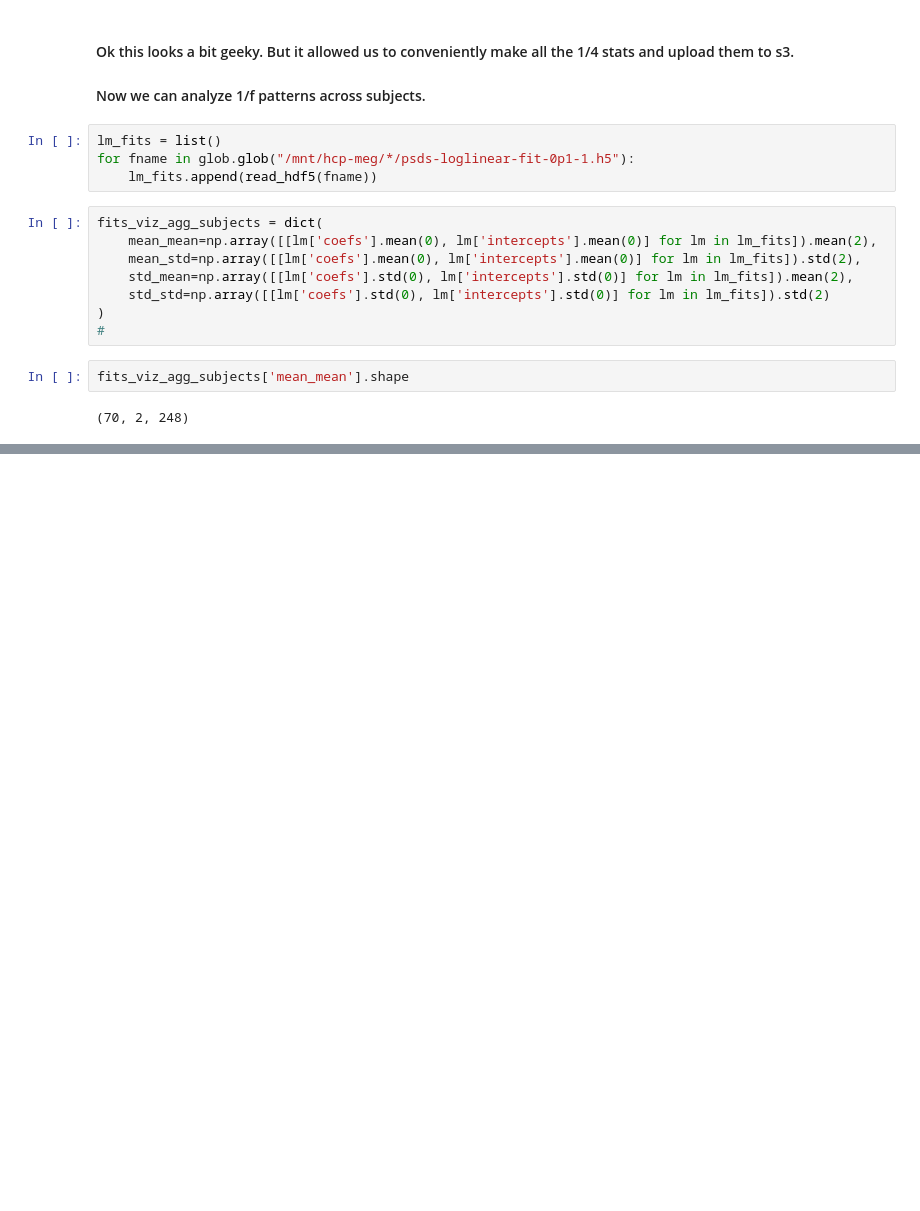
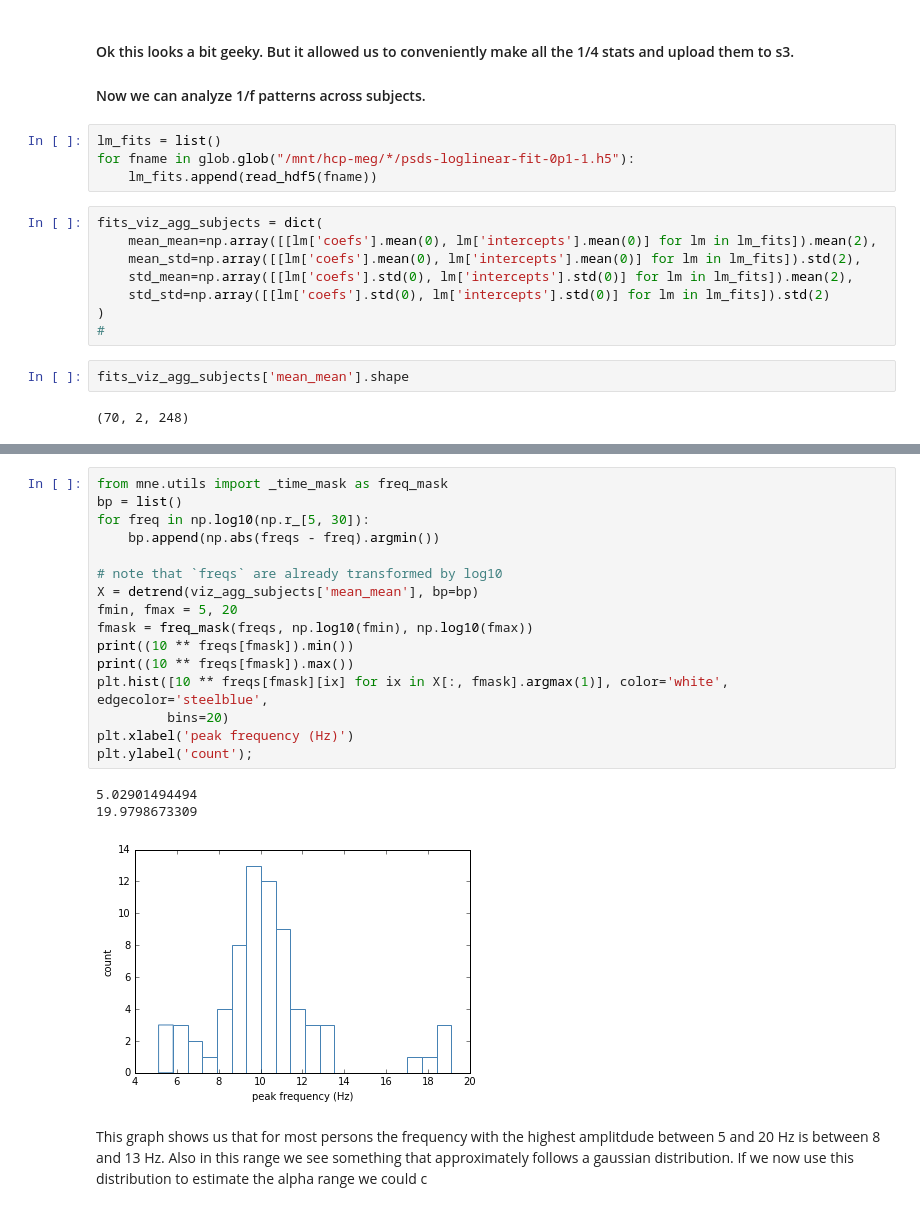
Before and after one commit to neurospin/meg_study_dynamic_scales, a Jupyter notebook: scripts/plot_figures_one.ipynb, the cells around one changed output, grey strips where cells are left out. Drawn from its saved outputs; the diff is of its cells as text; blank space fills up the shorter version.

```diff
--- a/scripts/plot_figures_one.ipynb
+++ b/scripts/plot_figures_one.ipynb
@@ -376,0 +430,22 @@ for ii, (ax, key) in enumerate(zip(axes.ravel(), keys)):
+# %%
+from mne.utils import _time_mask as freq_mask
+bp = list()
+for freq in np.log10(np.r_[5, 30]):
+    bp.append(np.abs(freqs - freq).argmin())
+
+# note that `freqs` are already transformed by log10
+X = detrend(viz_agg_subjects['mean_mean'], bp=bp)
+fmin, fmax = 5, 20
+fmask = freq_mask(freqs, np.log10(fmin), np.log10(fmax))
+print((10 ** freqs[fmask]).min())
+print((10 ** freqs[fmask]).max())
+plt.hist([10 ** freqs[fmask][ix] for ix in X[:, fmask].argmax(1)], color='white', edgecolor='steelblue',
+         bins=20)
+plt.xlabel('peak frequency (Hz)')
+plt.ylabel('count');
+# %% [output]
+5.02901494494
+19.9798673309
+[figure, added]
+# %% [markdown]
+This graph shows us that for most persons the frequency with the highest amplitdude between 5 and 20 Hz is between 8 and 13 Hz. Also in this range we see something that approximately follows a gaussian distribution. If we now use this distribution to estimate the alpha range we could c
```
Also changed, not shown: parts of 6 cells of this notebook.
